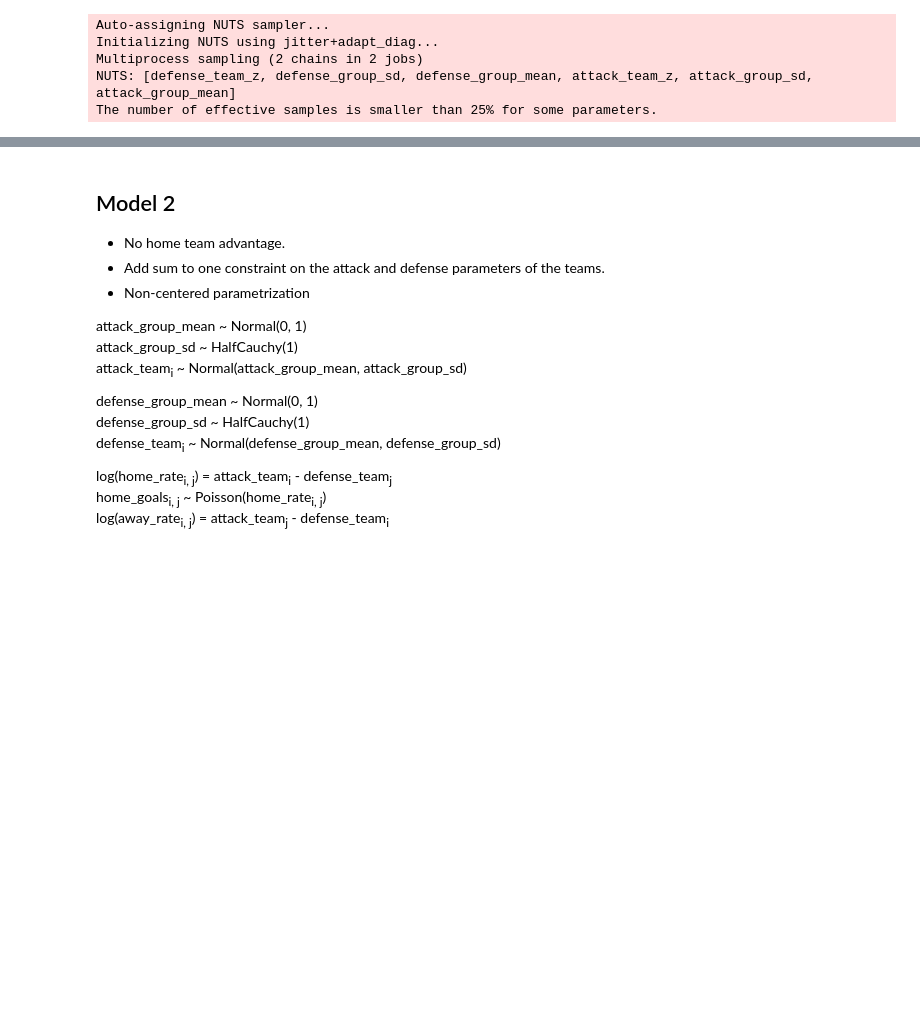
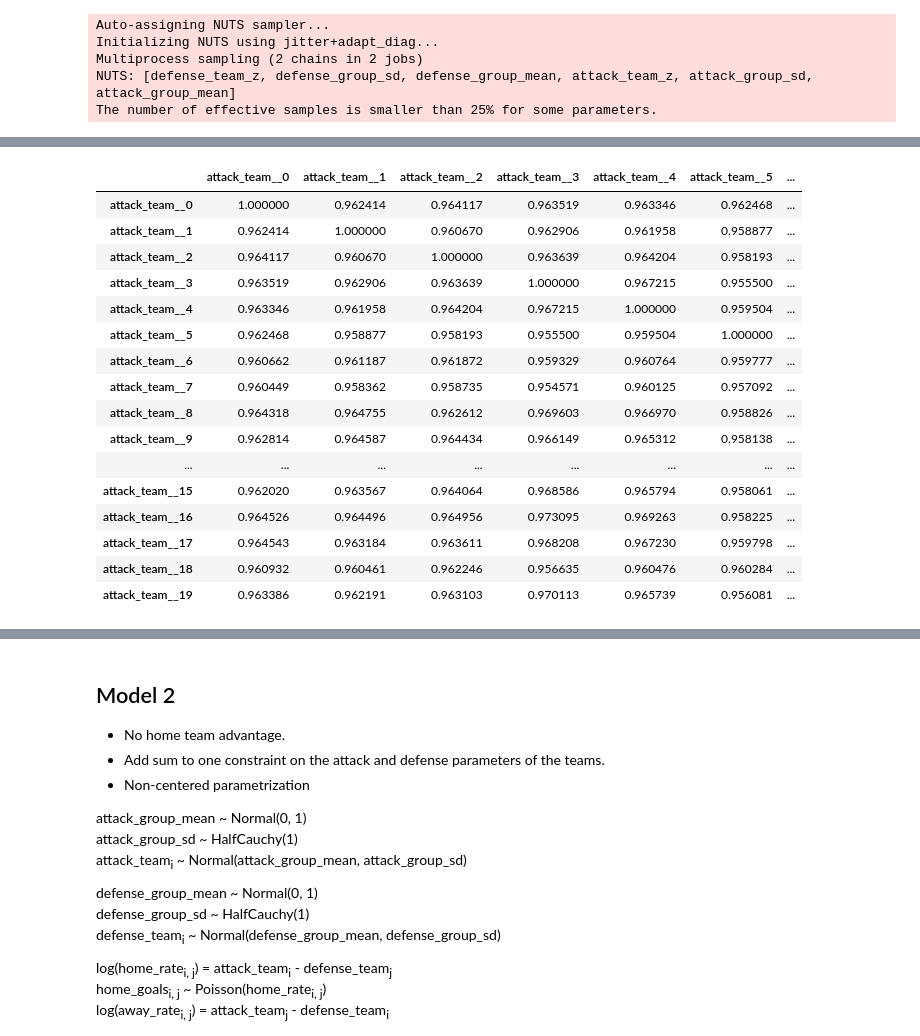
Before and after one commit to sagartomar/football-season-forecast, a Jupyter notebook: Modelling.ipynb, the cells around one changed output, grey strips where cells are left out. Saved outputs shown, nothing was run; the diff lists cells and outputs as text; code cells hidden in the pictures; blank space fills up the shorter version.

```diff
--- a/Modelling.ipynb
+++ b/Modelling.ipynb
@@ -176,0 +176,20 @@ Text(0, 0.5, 'Density')
+# %%
+pm.trace_to_dataframe(trace_1_nc, varnames=['attack_team']).corr()
+# %% [output]
+|  | attack_team__0 | attack_team__1 | attack_team__2 | attack_team__3 | attack_team__4 | attack_team__5 | ... |
+| attack_team__0 | 1.000000 | 0.962414 | 0.964117 | 0.963519 | 0.963346 | 0.962468 | ... |
+| attack_team__1 | 0.962414 | 1.000000 | 0.960670 | 0.962906 | 0.961958 | 0.958877 | ... |
+| attack_team__2 | 0.964117 | 0.960670 | 1.000000 | 0.963639 | 0.964204 | 0.958193 | ... |
+| attack_team__3 | 0.963519 | 0.962906 | 0.963639 | 1.000000 | 0.967215 | 0.955500 | ... |
+| attack_team__4 | 0.963346 | 0.961958 | 0.964204 | 0.967215 | 1.000000 | 0.959504 | ... |
+| attack_team__5 | 0.962468 | 0.958877 | 0.958193 | 0.955500 | 0.959504 | 1.000000 | ... |
+| attack_team__6 | 0.960662 | 0.961187 | 0.961872 | 0.959329 | 0.960764 | 0.959777 | ... |
+| attack_team__7 | 0.960449 | 0.958362 | 0.958735 | 0.954571 | 0.960125 | 0.957092 | ... |
+| attack_team__8 | 0.964318 | 0.964755 | 0.962612 | 0.969603 | 0.966970 | 0.958826 | ... |
+| attack_team__9 | 0.962814 | 0.964587 | 0.964434 | 0.966149 | 0.965312 | 0.958138 | ... |
+| ... | ... | ... | ... | ... | ... | ... | ... |
+| attack_team__15 | 0.962020 | 0.963567 | 0.964064 | 0.968586 | 0.965794 | 0.958061 | ... |
+| attack_team__16 | 0.964526 | 0.964496 | 0.964956 | 0.973095 | 0.969263 | 0.958225 | ... |
+| attack_team__17 | 0.964543 | 0.963184 | 0.963611 | 0.968208 | 0.967230 | 0.959798 | ... |
+| attack_team__18 | 0.960932 | 0.960461 | 0.962246 | 0.956635 | 0.960476 | 0.960284 | ... |
+| attack_team__19 | 0.963386 | 0.962191 | 0.963103 | 0.970113 | 0.965739 | 0.956081 | ... |
```
Also changed, not shown: parts of 14 cells of this notebook.
